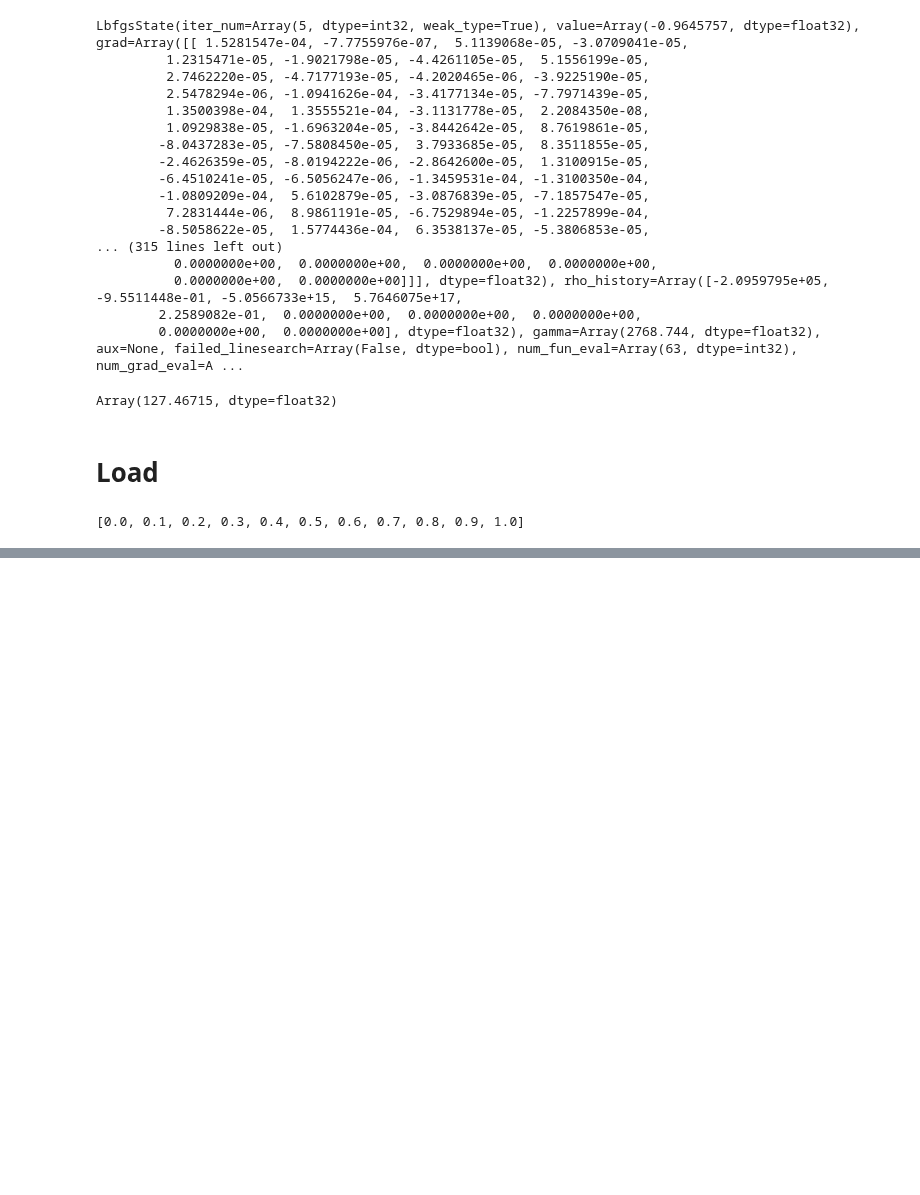
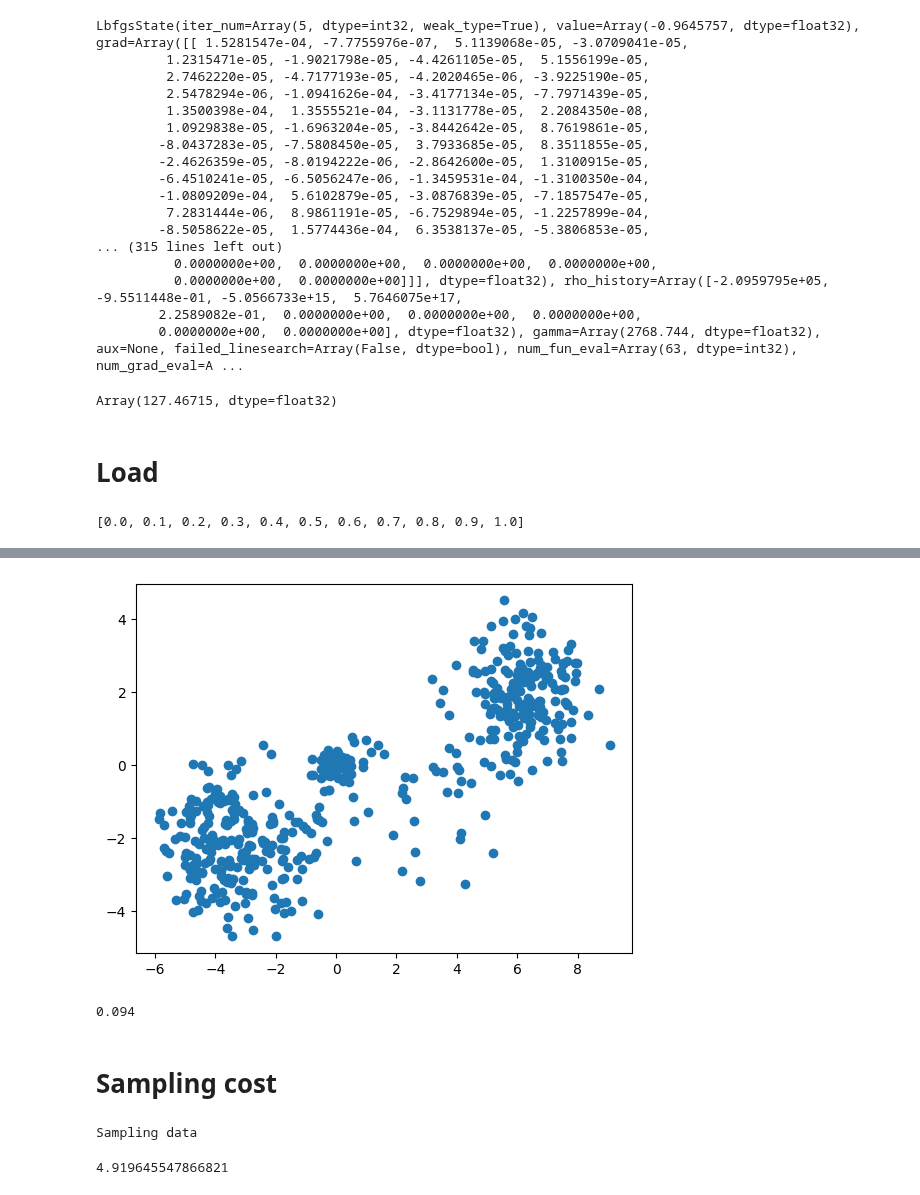
Before and after one commit to XingLLiu/robust-kernel-test, a Jupyter notebook: notebooks/RBM.ipynb, the cells around one changed output, grey strips where cells are left out. Saved outputs shown, nothing was run; the diff lists cells and outputs as text; code cells hidden in the pictures; blank space fills up the shorter version.

```diff
--- a/notebooks/RBM.ipynb
+++ b/notebooks/RBM.ipynb
@@ -126,3 +106,3 @@ res_stats[0.]["standard"]["stat"]
 # %%
-tau = pickle.load(open(f"../data/rbm/tau_n{n}_seed2024.pkl", "rb"))
-tau
+# tau = pickle.load(open(f"../data/rbm/tau_n{n}_seed2024.pkl", "rb"))
+# tau
@@ -193,3 +164,50 @@ plt.subplots_adjust(wspace=0.1)
 # %%
 X_res = pickle.load(open(f"../data/rbm/X_res_n{n}_seed2024.pkl", "rb"))
 score_res = pickle.load(open(f"../data/rbm/score_res_n{n}_seed2024.pkl", "rb"))
+# %%
+eps = 0.1
+X = X_res[eps][0]
+
+_ = plt.scatter(X[:, 0], X[:, 1])
+# %% [output]
+[figure, added]
+# %%
+np.array(X)[np.abs(X[:, 0]) < .5].shape[0] / X.shape[0]
+# %% [output]
+0.094
+# %% [markdown]
+# Sampling cost
+# %%
+import time
+from kgof import data as kgof_data
+import src.kgof_density as kgof_den
+
+
+dim = 50
+hdim = 10
+nrep = 1
+n = 500
+
+key = jax.random.key(2024)
+keys = jax.random.split(key, 4)
+
+b = jax.random.normal(keys[0], shape=(dim,))
+c = jax.random.normal(keys[1], shape=(hdim,))
+B = jax.random.bernoulli(keys[2], shape=(dim, hdim)).astype(jnp.float32) * 2 - 1.
+
+rbm_sampler = kgof_data.DSGaussBernRBM(B, b, c)
+rbm_model = kgof_den.GaussBernRBM(B, b, c)
+
+# generate raw data
+nrep_keys = jax.random.split(keys[3], nrep)
+nrep_seed = jax.random.key_data(nrep_keys)
+print("Sampling data")
+t0 = time.time()
+X = rbm_sampler.sample(n, seed=nrep_seed[0, 1]).data()
+t1 = time.time()
+print(t1 - t0)
+
+score = rbm_model.grad_log(X)
+# %% [output]
+Sampling data
+4.919645547866821
```
Also changed, not shown: parts of 8 cells of this notebook, 24 other files.
